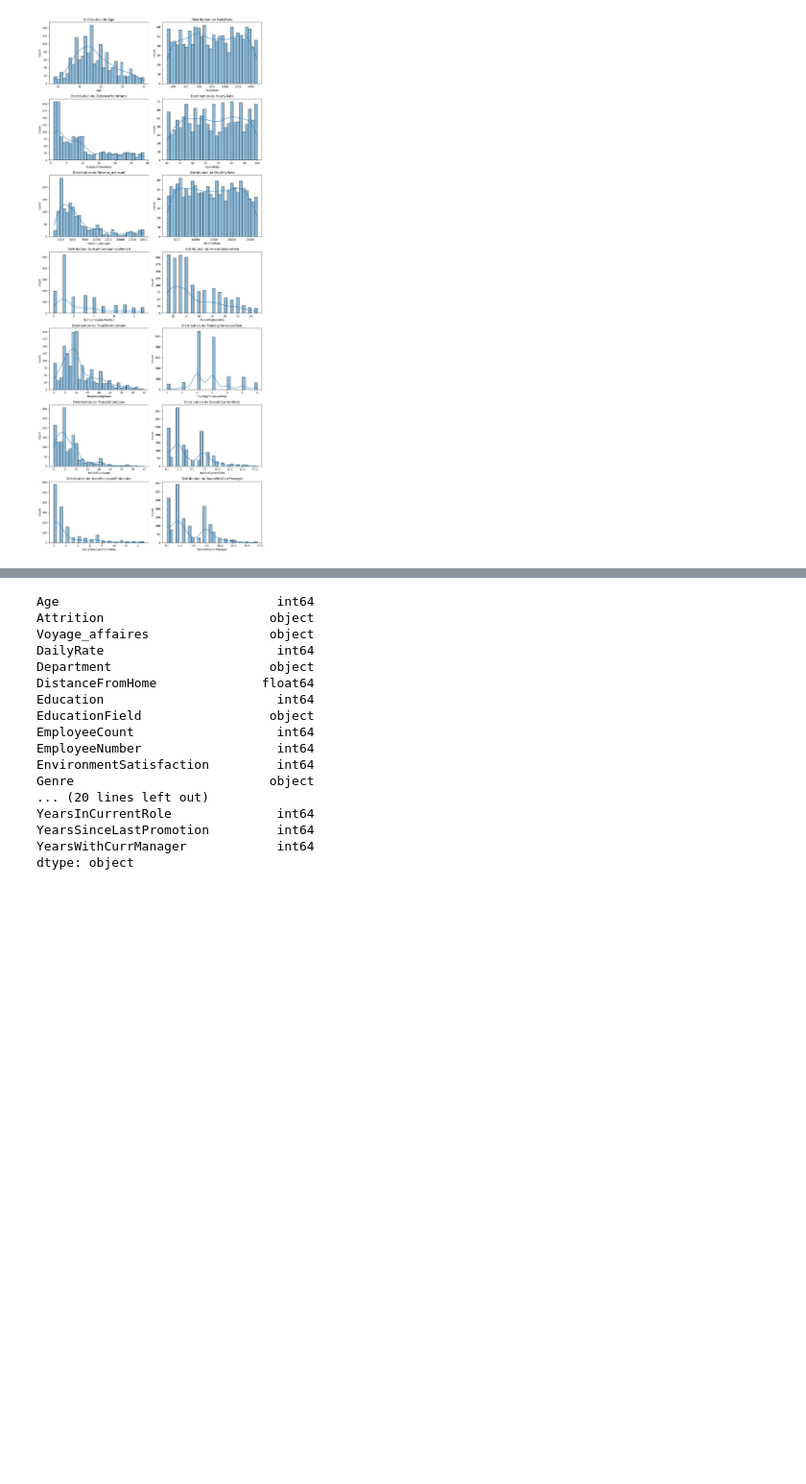
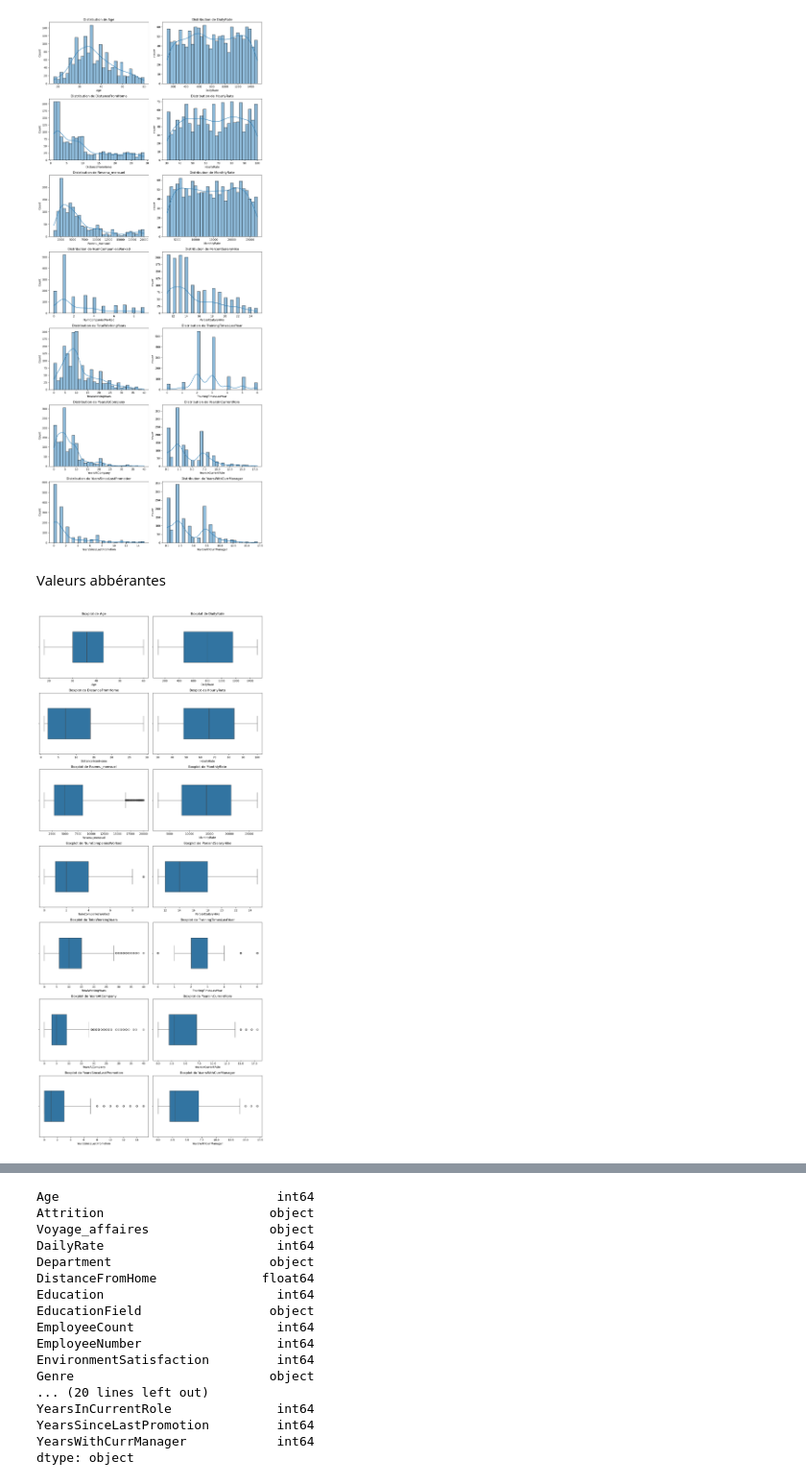
Before and after one commit to ds-learning-journey/Imbalanced_Data_Methods, a Jupyter notebook: Preprocessing.ipynb, the cells around one changed output, grey strips where cells are left out. Shown at 96% size. Saved outputs shown, nothing was run; the diff lists cells and outputs as text; code cells hidden in the pictures; blank space fills up the shorter version.

```diff
--- a/Imbalanced_Methods_NoteBook.ipynb
+++ b/Preprocessing.ipynb
@@ -132,3 +134,31 @@ plt.tight_layout()
 plt.show()
 # %% [output]
 [figure]
+# %% [markdown]
+Valeurs abbérantes
+# %%
+n = len(quant_features)
+n_rows = math.ceil(n / 2)
+
+fig, axes = plt.subplots(n_rows, 2, figsize=(12, 4 * n_rows))
+axes = axes.flatten()
+
+for i, col in enumerate(quant_features):
+    ax = axes[i]
+    _ = sns.boxplot(
+        x=Attrition_df[col],
+        ax=ax,
+        width=0.5,
+        linewidth=1
+    )
+
+    _ = ax.set_title(f"Boxplot de {col}")
+
+# Supprimer axes inutiles
+for j in range(i + 1, len(axes)):
+    fig.delaxes(axes[j])
+
+plt.tight_layout()
+plt.show()
+# %% [output]
+[figure, added]
```
Also changed, not shown: parts of 9 cells of this notebook, 1 other file.
